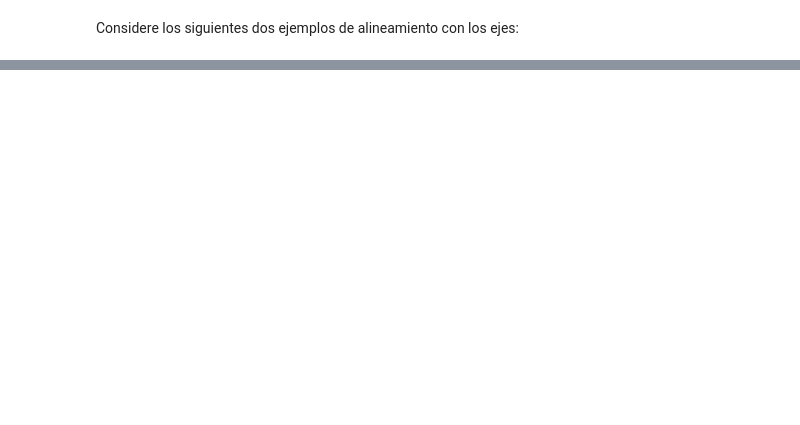
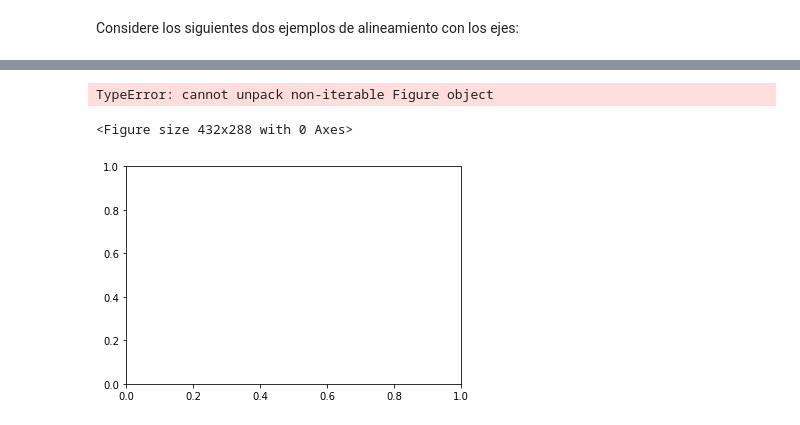
Before and after one commit to LF-Flores/Python-SWISE-course, a Jupyter notebook: 4_Paquetes_comunes_y_archivos.ipynb, the cells around one changed output, grey strips where cells are left out. Saved outputs shown, nothing was run; the diff lists cells and outputs as text; code cells hidden in the pictures; blank space fills up the shorter version.

```diff
--- a/4_Paquetes_comunes_y_archivos.ipynb
+++ b/4_Paquetes_comunes_y_archivos.ipynb
@@ -929,15 +1269,19 @@ axs[2].plot(x, y, '+')
 # %%
 fig = plt.figure()
 gs = fig.add_gridspec(2, 2, hspace=0, wspace=0) # controla el grosor de los bordes
-(ax1, ax2), (ax3, ax4) = gs.subplots(sharex='col', sharey='row')
+(ax1, ax2), (ax3, ax4) = plt.subplots(sharex='col', sharey='row')
 fig.suptitle('Compartiendo los ejes por filas y columnas')
 ax1.plot(x, y)
 ax2.plot(x, y**2, 'tab:orange')
 ax3.plot(x + 1, -y, 'tab:green')
 ax4.plot(x + 2, -y**2, 'tab:red')
 
 for ax in axs.flat:
     ax.label_outer()
+# %% [output]
+TypeError: cannot unpack non-iterable Figure object
+<Figure size 432x288 with 0 Axes>
+[figure, added]
 # %%
 fig, (ax1, ax2) = plt.subplots(1, 2, subplot_kw=dict(projection='polar'))
 ax1.plot(x, y)
```
Also changed, not shown: parts of 65 cells of this notebook, 1 other file.
